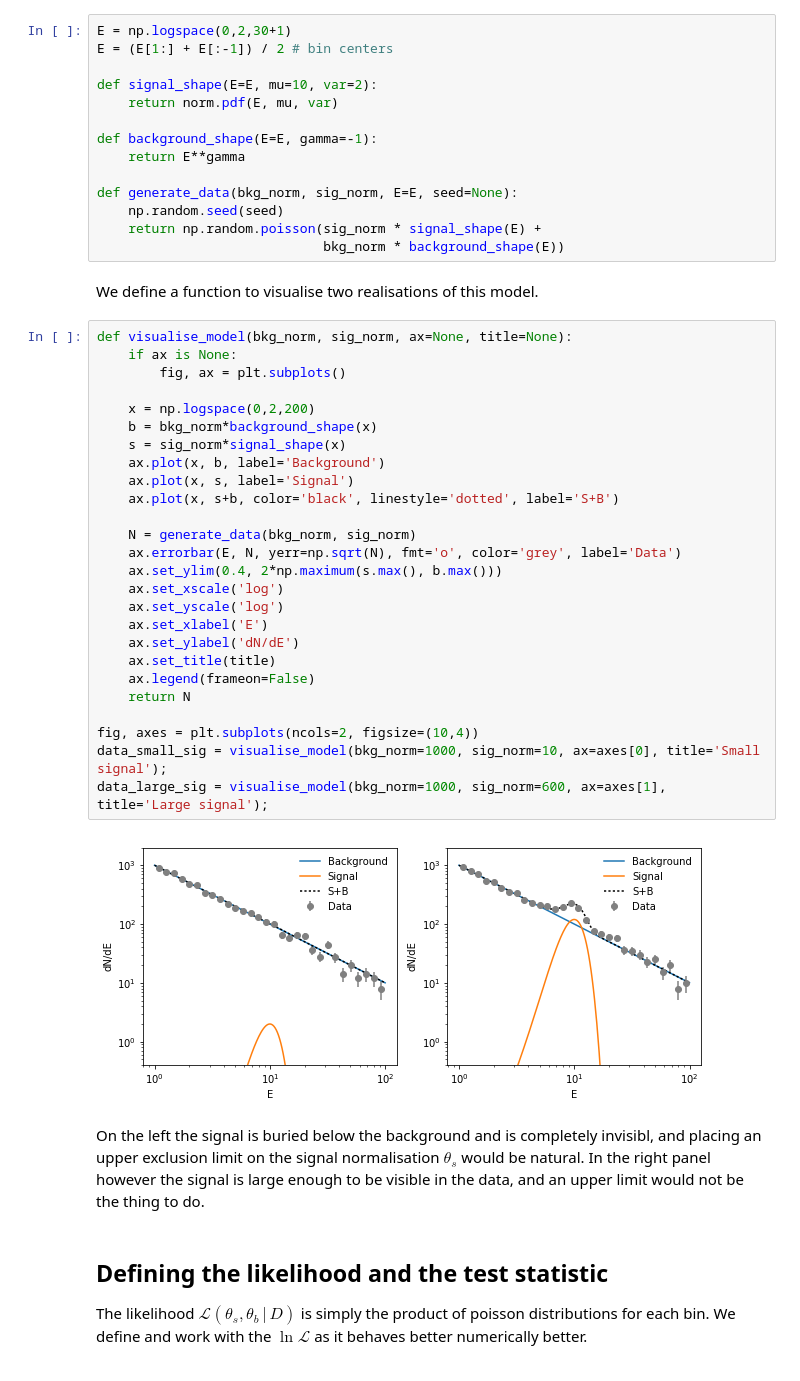
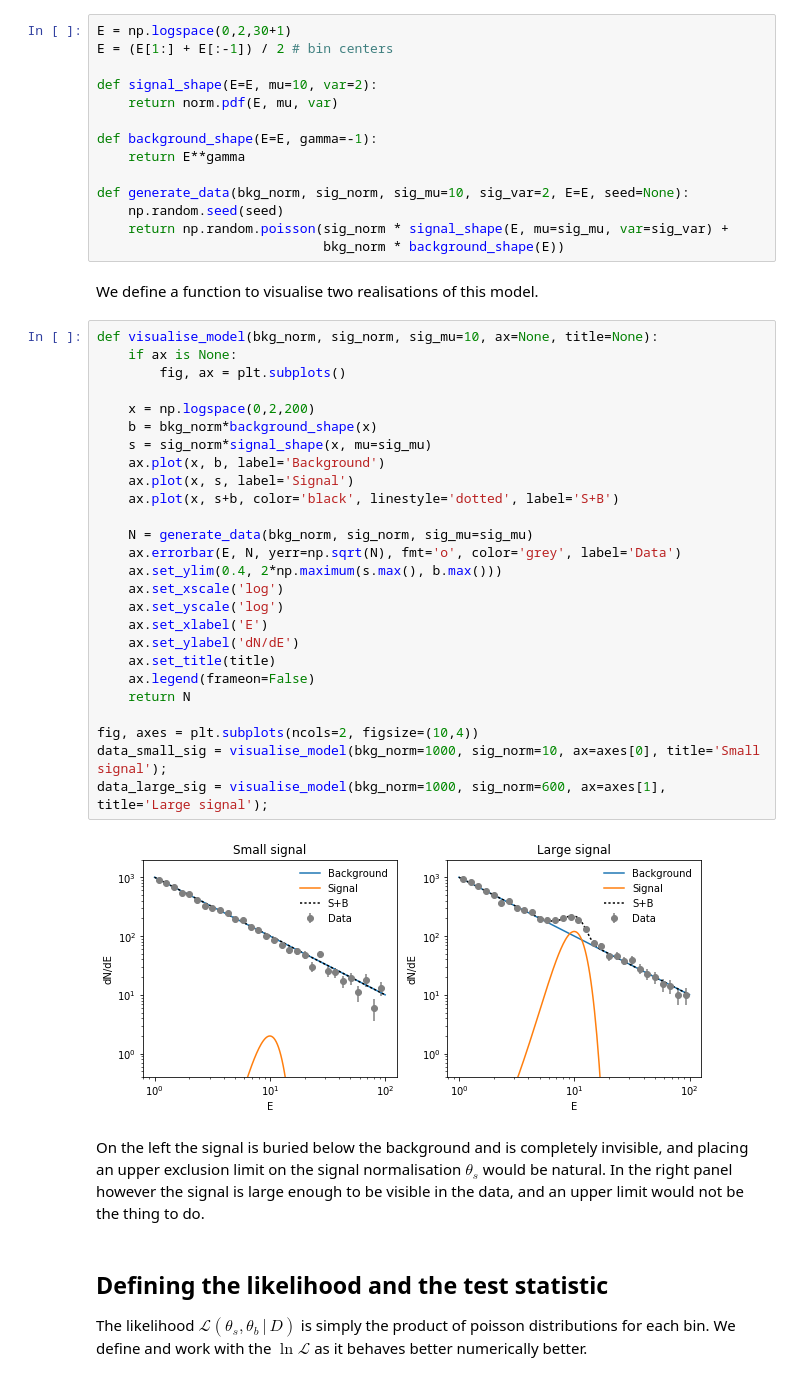
Before and after one commit to tedwards2412/exclusion-limits, a Jupyter notebook: An Exclusive Guide to Exclusion Limits.ipynb, the cells around one changed output. Saved outputs shown, nothing was run; the diff lists cells and outputs as text.

```diff
--- a/An Exclusive Guide to Exclusion Limits.ipynb
+++ b/An Exclusive Guide to Exclusion Limits.ipynb
@@ -24,42 +26,42 @@ def signal_shape(E=E, mu=10, var=2):
 def background_shape(E=E, gamma=-1):
     return E**gamma
 
-def generate_data(bkg_norm, sig_norm, E=E, seed=None):
+def generate_data(bkg_norm, sig_norm, sig_mu=10, sig_var=2, E=E, seed=None):
     np.random.seed(seed)
-    return np.random.poisson(sig_norm * signal_shape(E) +
+    return np.random.poisson(sig_norm * signal_shape(E, mu=sig_mu, var=sig_var) +
                              bkg_norm * background_shape(E))
 # %% [markdown]
 We define a function to visualise two realisations of this model.
 # %%
-def visualise_model(bkg_norm, sig_norm, ax=None, title=None):
+def visualise_model(bkg_norm, sig_norm, sig_mu=10, ax=None, title=None):
     if ax is None:
         fig, ax = plt.subplots()
 
     x = np.logspace(0,2,200)
     b = bkg_norm*background_shape(x)
-    s = sig_norm*signal_shape(x)
+    s = sig_norm*signal_shape(x, mu=sig_mu)
     ax.plot(x, b, label='Background')
     ax.plot(x, s, label='Signal')
     ax.plot(x, s+b, color='black', linestyle='dotted', label='S+B')
 
-    N = generate_data(bkg_norm, sig_norm)
+    N = generate_data(bkg_norm, sig_norm, sig_mu=sig_mu)
     ax.errorbar(E, N, yerr=np.sqrt(N), fmt='o', color='grey', label='Data')
     ax.set_ylim(0.4, 2*np.maximum(s.max(), b.max()))
     ax.set_xscale('log')
     ax.set_yscale('log')
     ax.set_xlabel('E')
     ax.set_ylabel('dN/dE')
     ax.set_title(title)
     ax.legend(frameon=False)
     return N
 
 fig, axes = plt.subplots(ncols=2, figsize=(10,4))
 data_small_sig = visualise_model(bkg_norm=1000, sig_norm=10, ax=axes[0], title='Small signal');
 data_large_sig = visualise_model(bkg_norm=1000, sig_norm=600, ax=axes[1], title='Large signal');
 # %% [output]
-[figure, old version]
+[figure, new version]
 # %% [markdown]
-On the left the signal is buried below the background and is completely invisibl, and placing an upper exclusion limit on the signal normalisation $\theta_s$ would be natural. In the right panel however the signal is large enough to be visible in the data, and an upper limit would not be the thing to do.
+On the left the signal is buried below the background and is completely invisible, and placing an upper exclusion limit on the signal normalisation $\theta_s$ would be natural. In the right panel however the signal is large enough to be visible in the data, and an upper limit would not be the thing to do.
 # %% [markdown]
 ## Defining the likelihood and the test statistic
 
```
Also changed, not shown: parts of 11 cells of this notebook.
